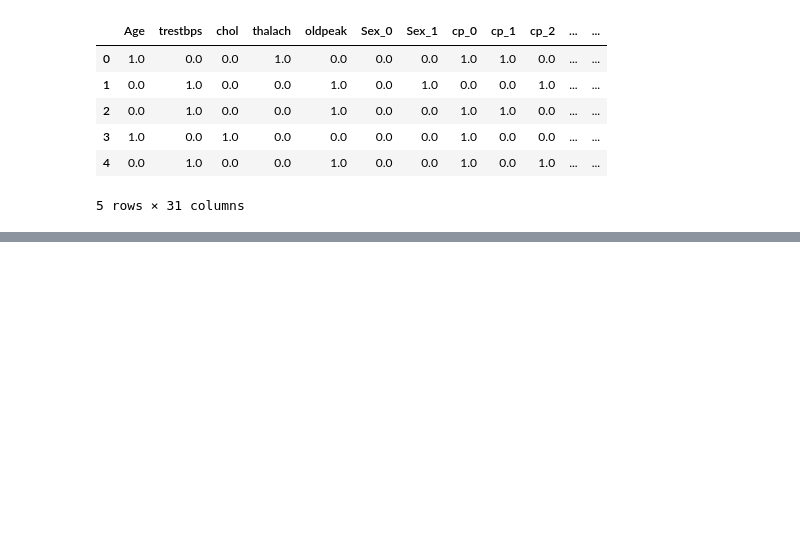
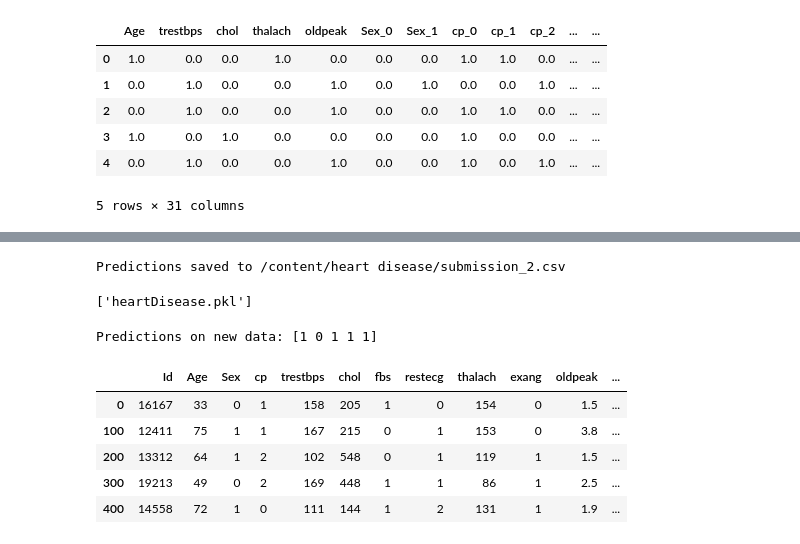
Before and after one commit to MorawoLekanDavid/ML_projects, a Jupyter notebook: heartDpred.ipynb, the cells around one changed output, grey strips where cells are left out. Cells and saved outputs as stored; diff of their text form; code cells hidden in the pictures; blank space fills up the shorter version.

```diff
--- a/heartDpred.ipynb
+++ b/heartDpred.ipynb
@@ -421,0 +417,34 @@ Training stack...
+# %%
+# Specify the filename
+output_filename = '/content/heart disease/submission_2.csv'
+
+# Convert to CSV
+results_df.to_csv(output_filename, index=False)
+
+print(f"Predictions saved to {output_filename}")
+# %% [output]
+Predictions saved to /content/heart disease/submission_2.csv
+# %%
+
+import joblib
+joblib.dump(full_pipeline, "heartDisease.pkl")
+# %% [output]
+['heartDisease.pkl']
+# %%
+
+import joblib
+final_model_reloaded = joblib.load("heartDisease.pkl")
+new_data = df.iloc[0:500:100]  # pretend these are new districts
+predictions = final_model_reloaded.predict(new_data)
+print("Predictions on new data:", predictions)
+# %% [output]
+Predictions on new data: [1 0 1 1 1]
+# %%
+new_data
+# %% [output]
+|  | Id | Age | Sex | cp | trestbps | chol | fbs | restecg | thalach | exang | oldpeak | ... |
+| 0 | 16167 | 33 | 0 | 1 | 158 | 205 | 1 | 0 | 154 | 0 | 1.5 | ... |
+| 100 | 12411 | 75 | 1 | 1 | 167 | 215 | 0 | 1 | 153 | 0 | 3.8 | ... |
+| 200 | 13312 | 64 | 1 | 2 | 102 | 548 | 0 | 1 | 119 | 1 | 1.5 | ... |
+| 300 | 19213 | 49 | 0 | 2 | 169 | 448 | 1 | 1 | 86 | 1 | 2.5 | ... |
+| 400 | 14558 | 72 | 1 | 0 | 111 | 144 | 1 | 2 | 131 | 1 | 1.9 | ... |
```
Also changed, not shown: parts of 8 cells of this notebook.
